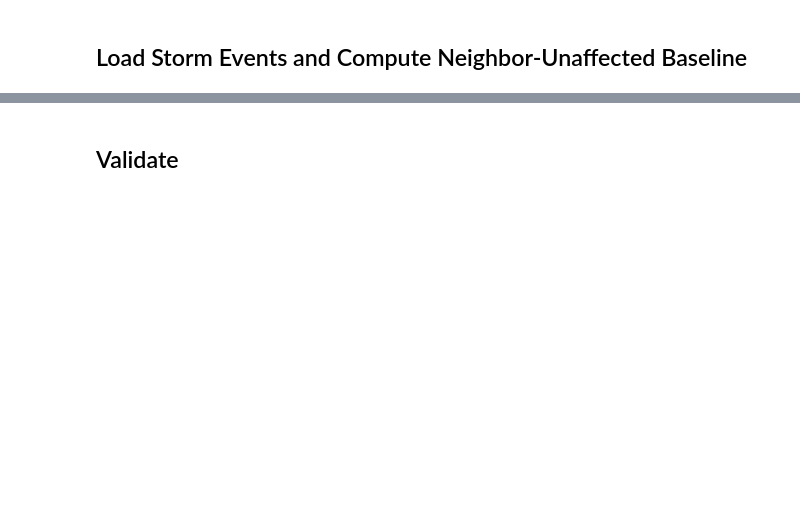
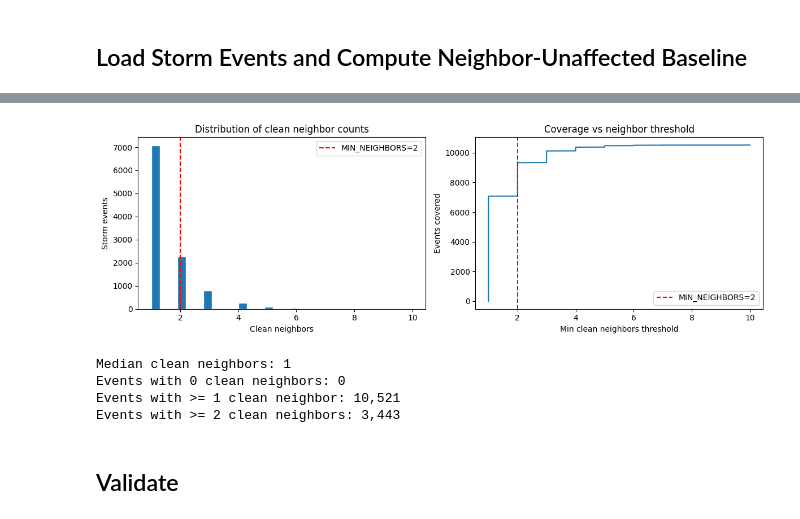
Before and after one commit to csclev/climate-exposure, a Jupyter notebook: notebooks/04_zillow_pipeline.ipynb, the cells around one changed output, grey strips where cells are left out. Saved outputs shown, nothing was run; the diff lists cells and outputs as text; code cells hidden in the pictures; blank space fills up the shorter version.

Commit message:
Refactor of entire pipeline to handle the neighbor baseline

```diff
--- a/notebooks/04_zillow_pipeline.ipynb
+++ b/notebooks/04_zillow_pipeline.ipynb
@@ -263,15 +159,12 @@ adj_df = pd.read_csv('../data/raw/county_adjacency.csv')
 adj_df['County GEOID'] = adj_df['County GEOID'].astype(int).astype(str).str.zfill(5)
 adj_df['Neighbor GEOID'] = adj_df['Neighbor GEOID'].astype(int).astype(str).str.zfill(5)
 
-def get_local_baseline(target_fips):
-    adj_df[adj_df['County GEOID'] == target_fips]['Neighbor GEOID'].values
-
 # Create a dictionary where key = County, value = list of Neighbors
 # We exclude the county itself if it appears in the neighbors list
 neighbors = adj_df[adj_df['Neighbor GEOID'] != adj_df['County GEOID']].groupby('County GEOID')['Neighbor GEOID'].apply(list).to_dict()
 
-neighbors = pd.DataFrame([
-    (target, neighbor) for target, neighbor_list in neighbors.items()
-        for neighbor in neighbor_list
-], columns = ['target_fips', 'neighbor_fips'])
-neighbors
+zhvi_fips = set(zhvi_idx.index.get_level_values('stcofips'))
+neighbors = {
+    target: [n for n in neighbor_list if n in zhvi_fips]
+    for target, neighbor_list in neighbors.items()
+}
@@ -388,2 +229,44 @@ Rows missing baseline: 0
+# %%
+import matplotlib.pyplot as plt
+
+event_neighbor_counts = (
+    baseline_lookup
+    .groupby(['target_fips', 'storm_year', 'storm_month'])['n_clean_neighbors']
+    .first()
+)
+
+fig, axes = plt.subplots(1, 2, figsize=(12, 4))
+
+# Distribution histogram
+axes[0].hist(event_neighbor_counts, bins=30, edgecolor='white')
+axes[0].set_xlabel('Clean neighbors')
+axes[0].set_ylabel('Storm events')
+axes[0].set_title('Distribution of clean neighbor counts')
+axes[0].axvline(x=2, color='red', linestyle='--', label='MIN_NEIGHBORS=2')
+axes[0].legend()
+
+# Cumulative coverage curve
+sorted_counts = event_neighbor_counts.sort_values()
+cumulative = range(1, len(sorted_counts) + 1)
+axes[1].plot(sorted_counts.values, cumulative)
+axes[1].set_xlabel('Min clean neighbors threshold')
+axes[1].set_ylabel('Events covered')
+axes[1].set_title('Coverage vs neighbor threshold')
+axes[1].axvline(x=2, color='red', linestyle='--', label='MIN_NEIGHBORS=2')
+axes[1].legend()
+
+plt.tight_layout()
+plt.show()
+
+print(f'Median clean neighbors: {event_neighbor_counts.median():.0f}')
+print(f'Events with 0 clean neighbors: {(event_neighbor_counts == 0).sum():,}')
+print(f'Events with >= 1 clean neighbor: {(event_neighbor_counts >= 1).sum():,}')
+print(f'Events with >= 2 clean neighbors: {(event_neighbor_counts >= 2).sum():,}')
+# %% [output]
+[figure, added]
+Median clean neighbors: 1
+Events with 0 clean neighbors: 0
+Events with >= 1 clean neighbor: 10,521
+Events with >= 2 clean neighbors: 3,443
 # %% [markdown]
 ## Validate
```
Also changed, not shown: parts of 22 cells of this notebook, 10 other files.
